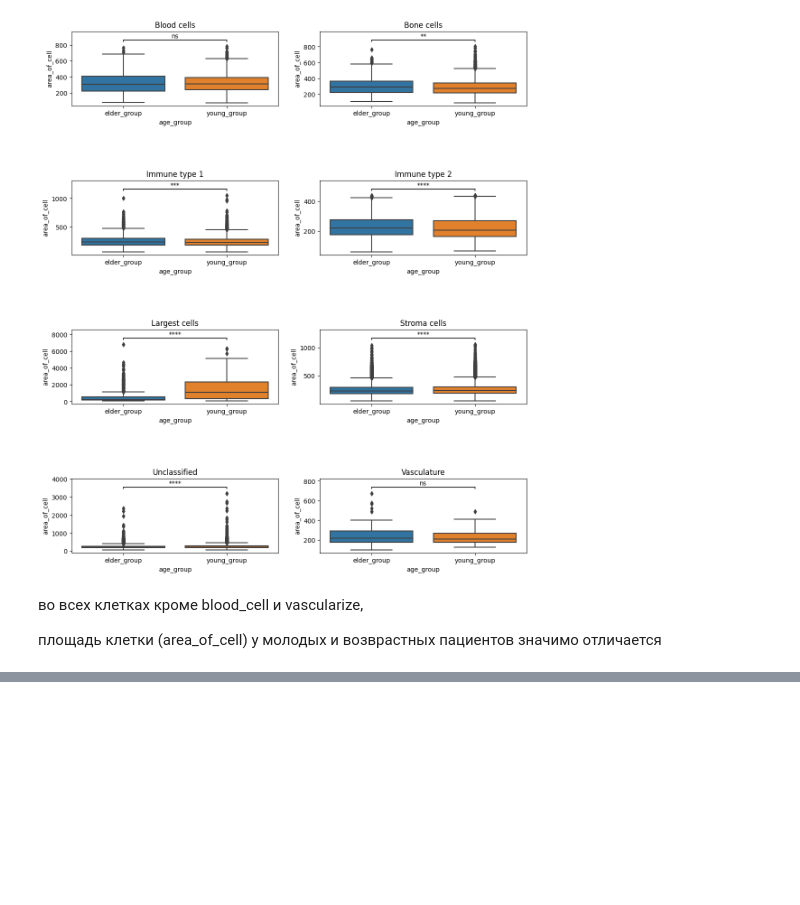
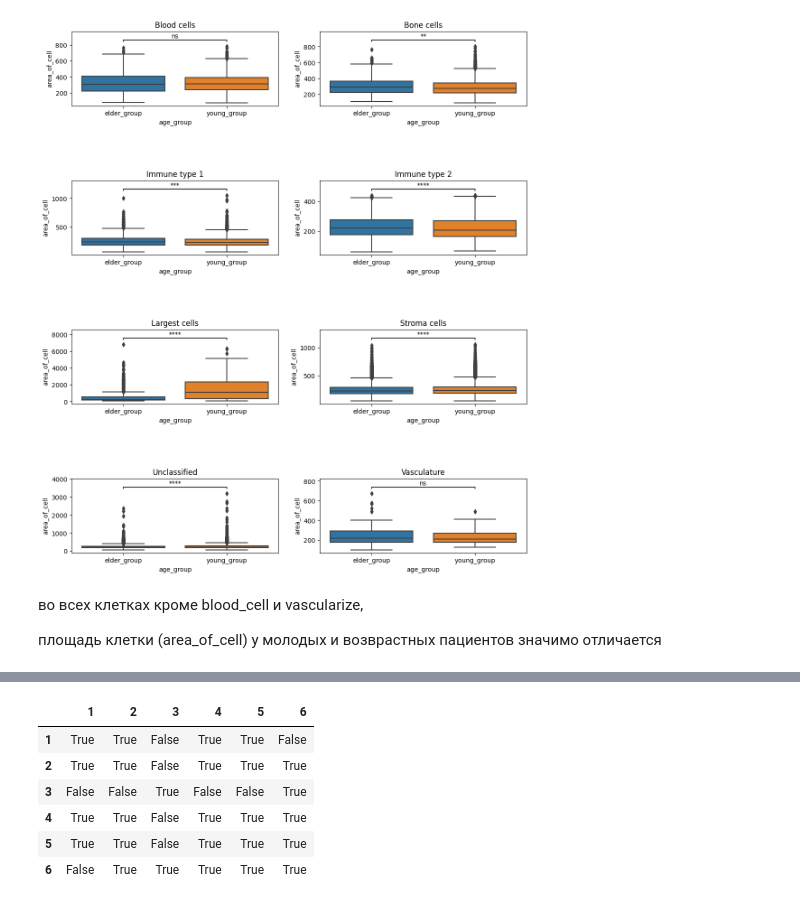
Before and after one commit to MarinaGrad/SF-data-science22, a Jupyter notebook: homework/Community_ dataset/HW4_MG.ipynb, the cells around one changed output, grey strips where cells are left out. Cells and saved outputs as stored; diff of their text form; code cells hidden in the pictures; blank space fills up the shorter version.

```diff
--- a/homework/Community_ dataset/HW4_MG.ipynb
+++ b/homework/Community_ dataset/HW4_MG.ipynb
@@ -81,0 +156,17 @@ order = community_dataset['age_group'].unique()
+# %%
+posthoc_dunn_test = sp.posthoc_dunn([blood_cells[blood_cells['cell_interaction'] == 'community_1']['count'],
+              blood_cells[blood_cells['cell_interaction'] == 'community_2']['count'],
+              blood_cells[blood_cells['cell_interaction'] == 'community_3']['count'],
+              blood_cells[blood_cells['cell_interaction'] == 'community_4']['count'],
+              blood_cells[blood_cells['cell_interaction'] == 'community_5']['count'],
+              blood_cells[blood_cells['cell_interaction'] == 'community_6']['count']])
+# %%
+posthoc_dunn_test >= 0.05
+# %% [output]
+|  | 1 | 2 | 3 | 4 | 5 | 6 |
+| 1 | True | True | False | True | True | False |
+| 2 | True | True | False | True | True | True |
+| 3 | False | False | True | False | False | True |
+| 4 | True | True | False | True | True | True |
+| 5 | True | True | False | True | True | True |
+| 6 | False | True | True | True | True | True |
```
Also changed, not shown: parts of 23 cells of this notebook.
